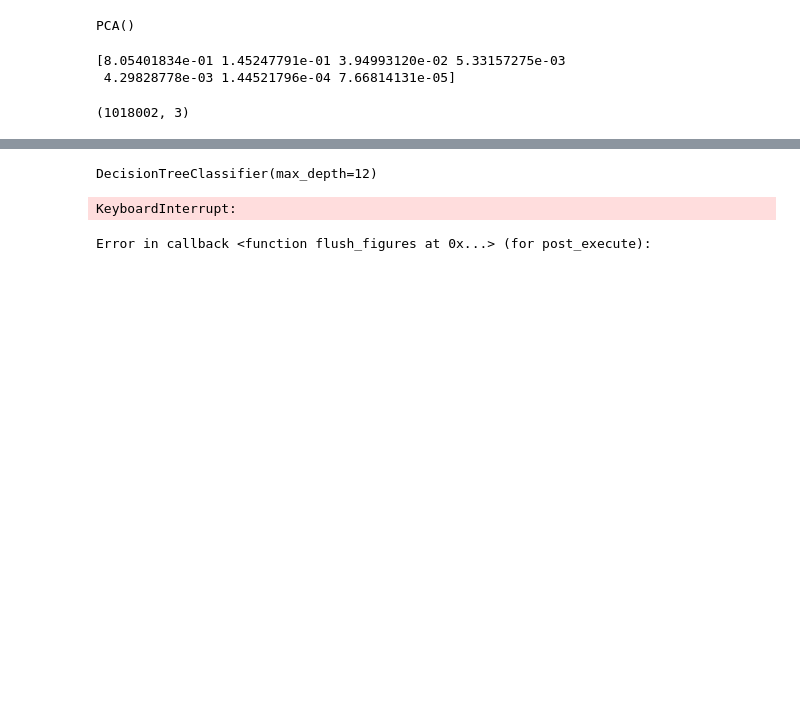
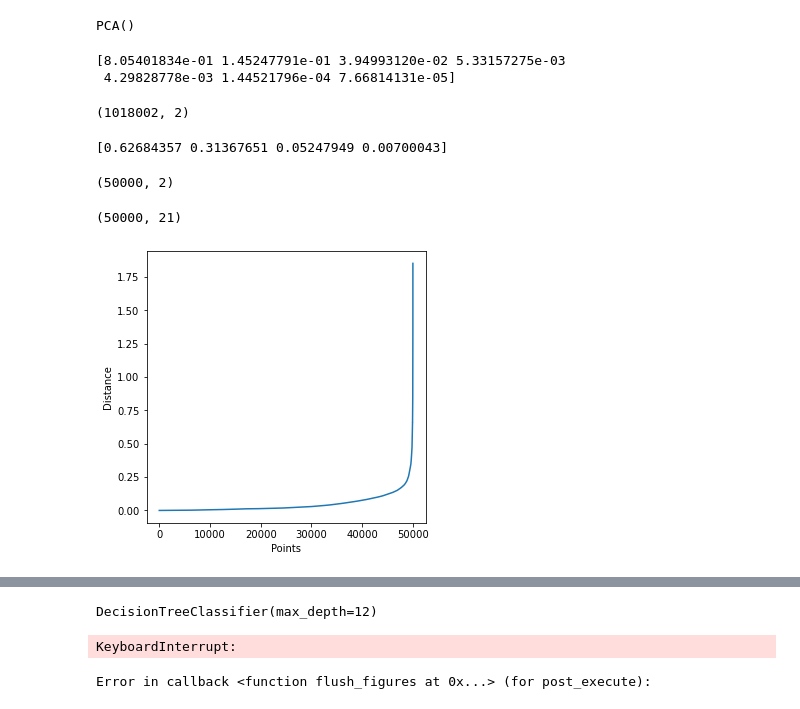
Before and after one commit to BharathKumarDP/DGA_detection, a Jupyter notebook: Classification.ipynb, the cells around one changed output, grey strips where cells are left out. Saved outputs shown, nothing was run; the diff lists cells and outputs as text; code cells hidden in the pictures; blank space fills up the shorter version.

```diff
--- a/Classification.ipynb
+++ b/Classification.ipynb
@@ -4,3 +4,9 @@ import numpy as np
 # %%
 data=pd.read_csv('dataset_7_features.csv')
 data=np.array(data)
+# %%
+class_labels=data[:,2]
+from sklearn.preprocessing import LabelEncoder
+le = LabelEncoder()
+c_label = le.fit_transform(class_labels)
+np.unique(c_label)
@@ -34,8 +45,8 @@ print(pca.explained_variance_ratio_)
  4.29828778e-03 1.44521796e-04 7.66814131e-05]
 # %%
 #reducing to 3 features which explains more than 90% variance
-pca=PCA(n_components=3)
+pca=PCA(n_components=2)
 reduced_X=pca.fit_transform(X,y)
 reduced_X.shape
 # %% [output]
-(1018002, 3)
+(1018002, 2)
@@ -43,0 +53,32 @@ reduced_X.shape
+# %%
+#2.LDA
+from sklearn.discriminant_analysis import LinearDiscriminantAnalysis
+lda = LinearDiscriminantAnalysis()
+lda.fit(X[:50000],c_label[:50000])
+print(lda.explained_variance_ratio_)
+# %% [output]
+[0.62684357 0.31367651 0.05247949 0.00700043]
+# %%
+#reducing to 2 features which explains more than 90% variance
+lda_2= LinearDiscriminantAnalysis(n_components=2)
+reduced_X=lda_2.fit_transform(X[:50000],c_label[:50000])
+reduced_X.shape
+# %% [output]
+(50000, 2)
+# %%
+#ignore
+from sklearn.neighbors import NearestNeighbors
+nearest_neighbors = NearestNeighbors(n_neighbors=21)
+neighbors = nearest_neighbors.fit(reduced_X)
+distances, indices = neighbors.kneighbors(reduced_X)
+print(distances.shape)
+distances = np.sort(distances[:,20], axis=0)
+
+fig = plt.figure(figsize=(5, 5))
+plt.plot(distances)
+plt.xlabel("Points")
+plt.ylabel("Distance")
+plt.savefig("Distance_curve.png", dpi=300)
+# %% [output]
+(50000, 21)
+[figure, added]
```
Also changed, not shown: parts of 8 cells of this notebook, 4 other files.
